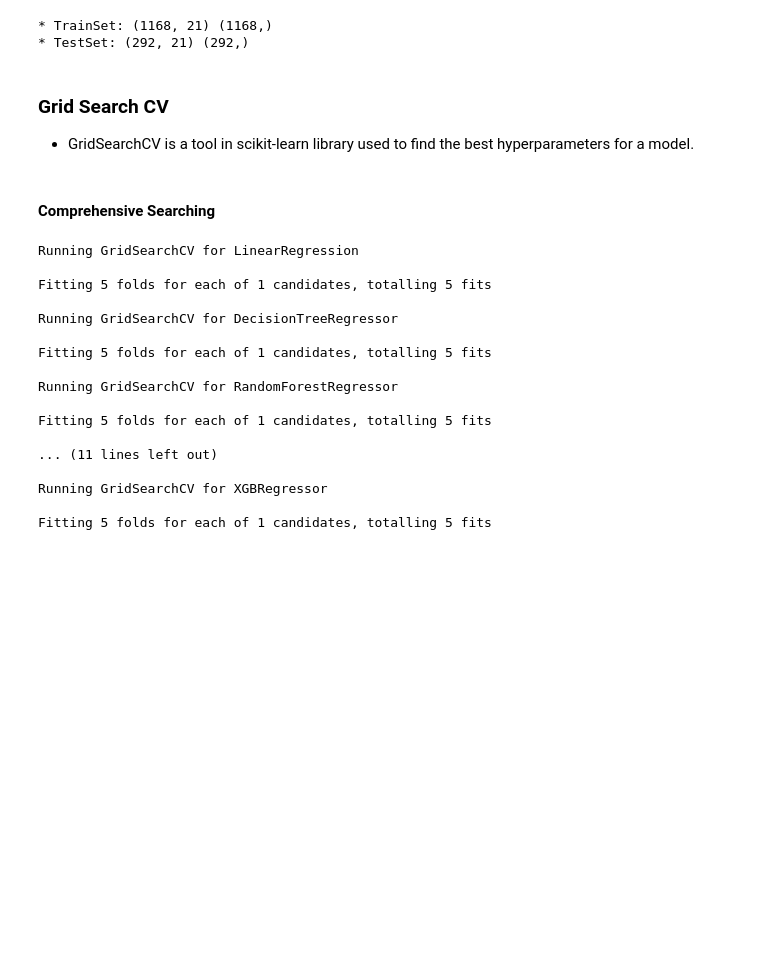
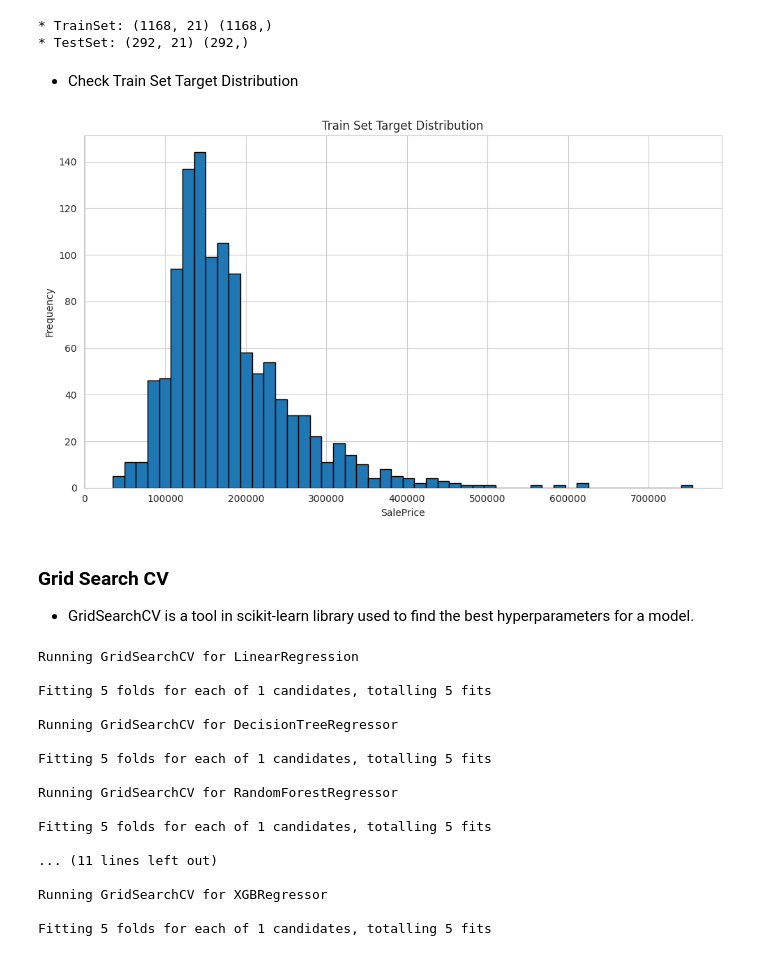
Before and after one commit to aksurcos/P5-Heritage-Housing, a Jupyter notebook: jupyter_notebooks/05_modeling_evaluation_prediction.ipynb, the cells around one changed output. Saved outputs shown, nothing was run; the diff lists cells and outputs as text; code cells hidden in the pictures; blank space fills up the shorter version.

```diff
--- a/jupyter_notebooks/05_modeling_evaluation_prediction.ipynb
+++ b/jupyter_notebooks/05_modeling_evaluation_prediction.ipynb
@@ -182,6 +182,23 @@ print("* TrainSet:", X_train.shape, y_train.shape,
 # %% [output]
 * TrainSet: (1168, 21) (1168,)
 * TestSet: (292, 21) (292,)
+# %% [markdown]
+- Check Train Set Target Distribution
+# %%
+plt.figure(figsize=(10, 6))
+sns.set_style("whitegrid")
+
+plt.hist(y_train, bins=50, edgecolor='black')
+
+
+plt.title('Train Set Target Distribution')
+plt.xlabel('SalePrice')
+plt.ylabel('Frequency')
+
+plt.tight_layout()
+plt.show()
+# %% [output]
+[figure, added]
 # %% [markdown]
 ### Grid Search CV
 
@@ -206,6 +223,4 @@ params_crude_search = {
     "GradientBoostingRegressor": {},
     "XGBRegressor": {},
 }
-# %% [markdown]
-#### Comprehensive Searching
 # %%
```
Also changed, not shown: parts of 46 cells of this notebook, 1 other file.
